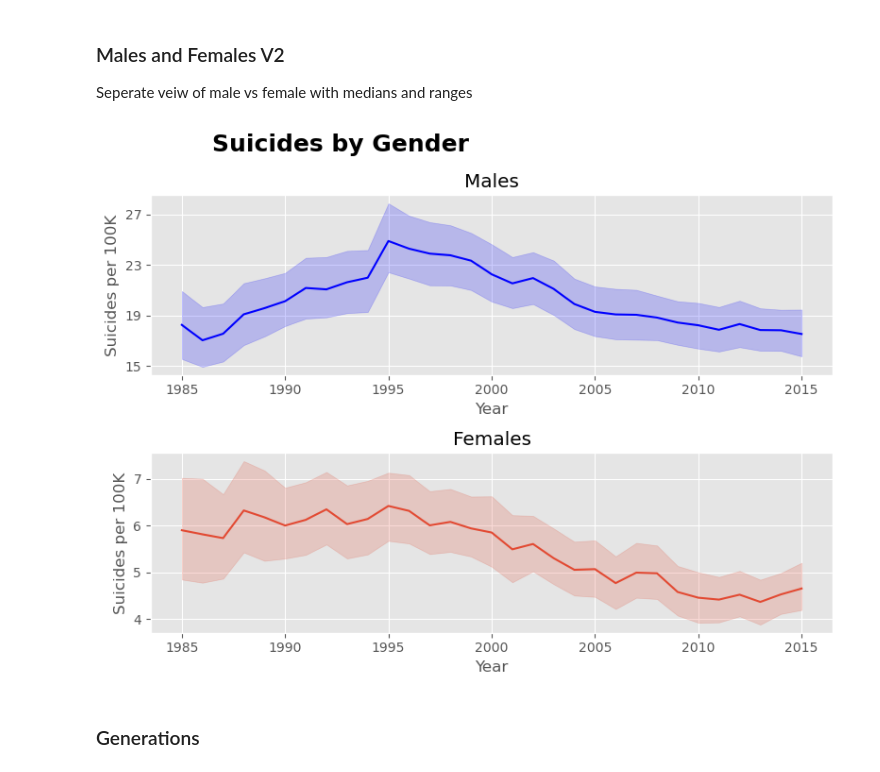
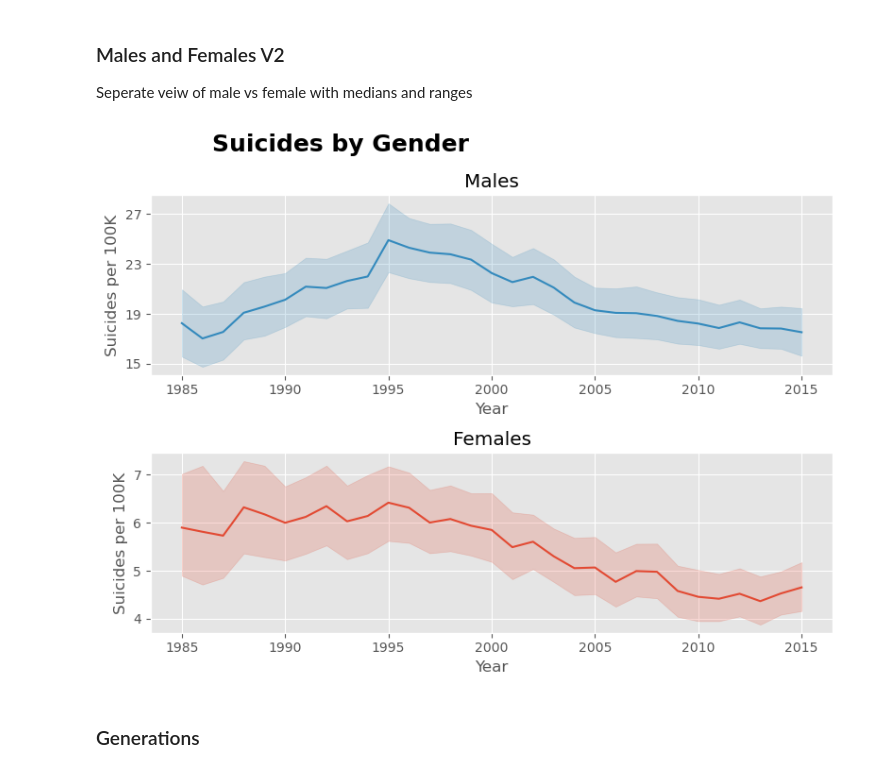
Before and after one commit to JaimeVRodriguez/suicide_rates_eda, a Jupyter notebook: notebooks/suicide_rate_eda.ipynb, the cells around one changed output. Cells and saved outputs as stored; diff of their text form; code cells hidden in the pictures.

Commit message:
add high five plots / update readme

```diff
--- a/notebooks/suicide_rate_eda.ipynb
+++ b/notebooks/suicide_rate_eda.ipynb
@@ -80,6 +80,7 @@ data.tail(200)
 Views of overall data without grouping or filters
 # %%
 plt.style.use('ggplot')
+colors = plt.rcParams['axes.prop_cycle'].by_key()['color']
 
 # retrieve mean of suicides per 100k by year
 # retrieve mean for entire dataset
@@ -132,25 +133,25 @@ Seperate veiw of male vs female with medians and ranges
 # %%
 males = data[data.Sex == 'male']
 females = data[data.Sex == 'female']
 
 fig, (ax1, ax2) = plt.subplots(2, 1, figsize=(8,6))
 
 fig.suptitle('Suicides by Gender', horizontalalignment='right', fontsize=18, fontweight='bold')
 
-sns.lineplot(x='Year', y='Suicides_per_100K', ax=ax1, data=males, color='blue')
+sns.lineplot(x='Year', y='Suicides_per_100K', ax=ax1, data=males, color=colors[1])
 ax1.set_title('Males')
 ax1.set_xlabel('Year', fontsize=12, fontweight='medium')
 ax1.set_ylabel('Suicides per 100K', fontsize=12, fontweight='medium')
 ax1.set_yticks([15,19,23,27])
 
-sns.lineplot(x='Year', y='Suicides_per_100K', ax=ax2, data=females)
+sns.lineplot(x='Year', y='Suicides_per_100K', ax=ax2, data=females, color=colors[0] )
 ax2.set_title('Females')
 ax2.set_xlabel('Year', fontsize=12, fontweight='medium')
 ax2.set_ylabel('Suicides per 100K', fontsize=12, fontweight='medium')
 
 fig.tight_layout()
 # %% [output]
-[figure, old version]
+[figure, new version]
 # %% [markdown]
 ### Generations
 # %%
```
Also changed, not shown: parts of 2 cells of this notebook, 4 other files.
